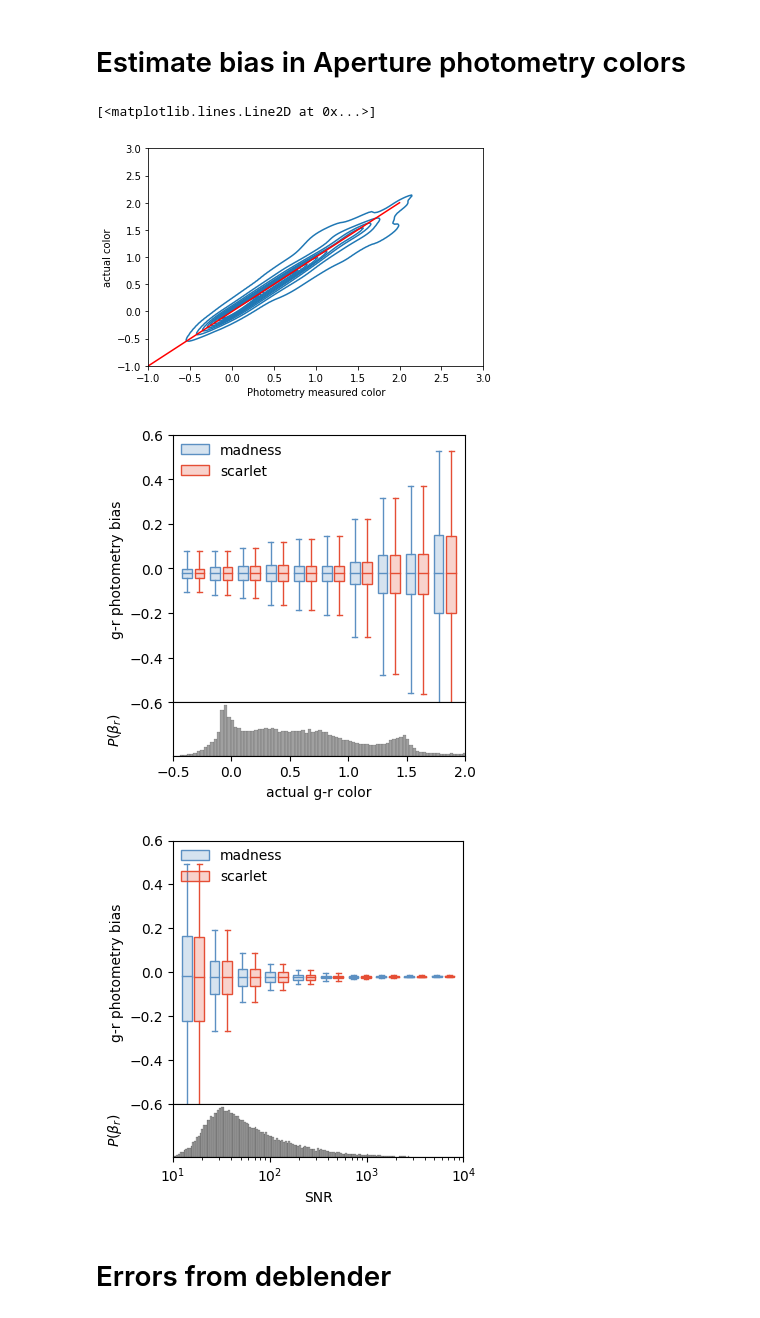
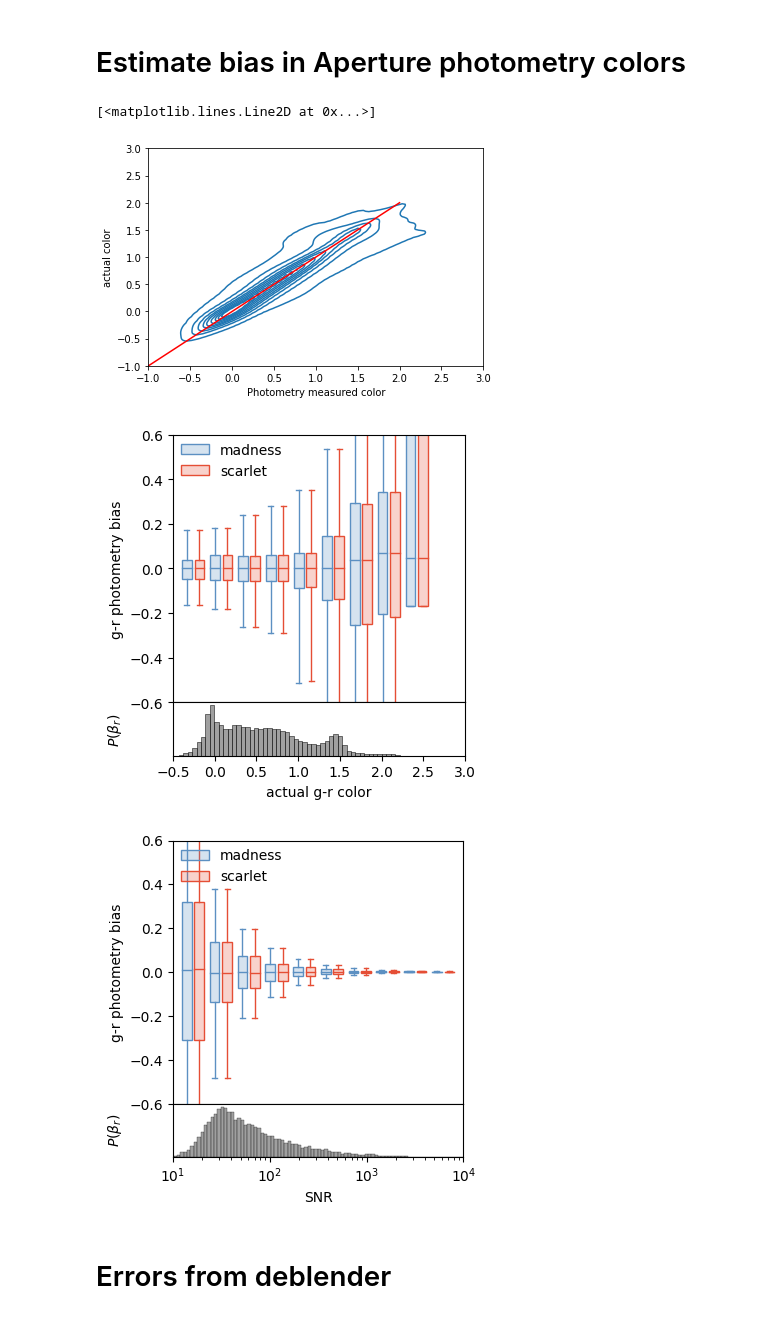
Before and after one commit to b-biswas/MADNESS-legacy, a Jupyter notebook: notebooks/compare_color_results_high_density.ipynb, the cells around one changed output. Drawn from its saved outputs; the diff is of its cells as text; code cells hidden in the pictures.

```diff
--- a/notebooks/compare_color_results_high_density.ipynb
+++ b/notebooks/compare_color_results_high_density.ipynb
@@ -31,7 +31,7 @@ scarlet_results=[]
 actual_photometry = []
 blended_photometry = []
 
-for file_num in range(300):
+for file_num in range(50):
 
     madness_results.append(pd.read_pickle(os.path.join(result_dir_path, "madness_results", str(file_num) + ".pkl")))
     scarlet_results.append(pd.read_pickle(os.path.join(data_path, "scarlet_results", str(file_num) + ".pkl")))
@@ -45,7 +45,8 @@ scarlet_results = pd.concat(scarlet_results)
 actual_photometry = pd.concat(actual_photometry)
 blended_photometry = pd.concat(blended_photometry)
 # %%
-mask=madness_results["r_contamination"].values<5
+mask=madness_results["r_contamination"].values<3
+mask=madness_results["r_contamination"].values<3
 madness_results=madness_results[mask]
 scarlet_results=scarlet_results[mask]
 actual_photometry=actual_photometry[mask]
@@ -134,28 +165,28 @@ plt.ylim(-1,3)
 plt.plot(np.arange(-1,3),np.arange(-1,3),color='r')
 # %% [output]
 [<matplotlib.lines.Line2D at 0x...>]
-[figure, old version]
+[figure, new version]
 # %%
 fig, median_shear, q1_shear, q3_shear, whislo_shear, whishi_shear = maddeb.boxplot.boxplot_func(
     boxplot_color_df,
     x = "gr_truth", y = "gr_phot_bias", z = "type",
-    xlim = (-.5, 2),
+    xlim = (-.5, 3),
     ylim = (-.6, .6),
     x_scale = None,
     legend = ['madness', 'scarlet'],
     x_label='actual g-r color',
     y_label = 'g-r photometry bias',
     y_label_hist=r'$P(\beta_r)$',
     legend_remove = False,
     whis = [5, 95],
     percents = [25, 75],
     palette=mpl.cm.RdYlBu([0.85,0.15]),#0.35,
     nbins = 10,
 )
 plt.savefig(os.path.join("results", density_level + "_density", "bias_color_box_plot.pdf"))
 plt.savefig(os.path.join("results", density_level + "_density",  "bias_color_box_plot.png"))
 # %% [output]
-[figure, old version]
+[figure, new version]
 # %%
 fig, median_shear, q1_shear, q3_shear, whislo_shear, whishi_shear = maddeb.boxplot.boxplot_func(
     boxplot_color_df,
@@ -176,7 +207,7 @@ fig, median_shear, q1_shear, q3_shear, whislo_shear, whishi_shear = maddeb.boxpl
 plt.savefig(os.path.join("results", density_level + "_density", "bias_color_box_plot.pdf"))
 plt.savefig(os.path.join("results", density_level + "_density",  "bias_color_box_plot.png"))
 # %% [output]
-[figure, old version]
+[figure, new version]
 # %% [markdown]
 # Errors from deblender
 # %% [markdown]
```
Also changed, not shown: parts of 14 cells of this notebook, 3 other files.
